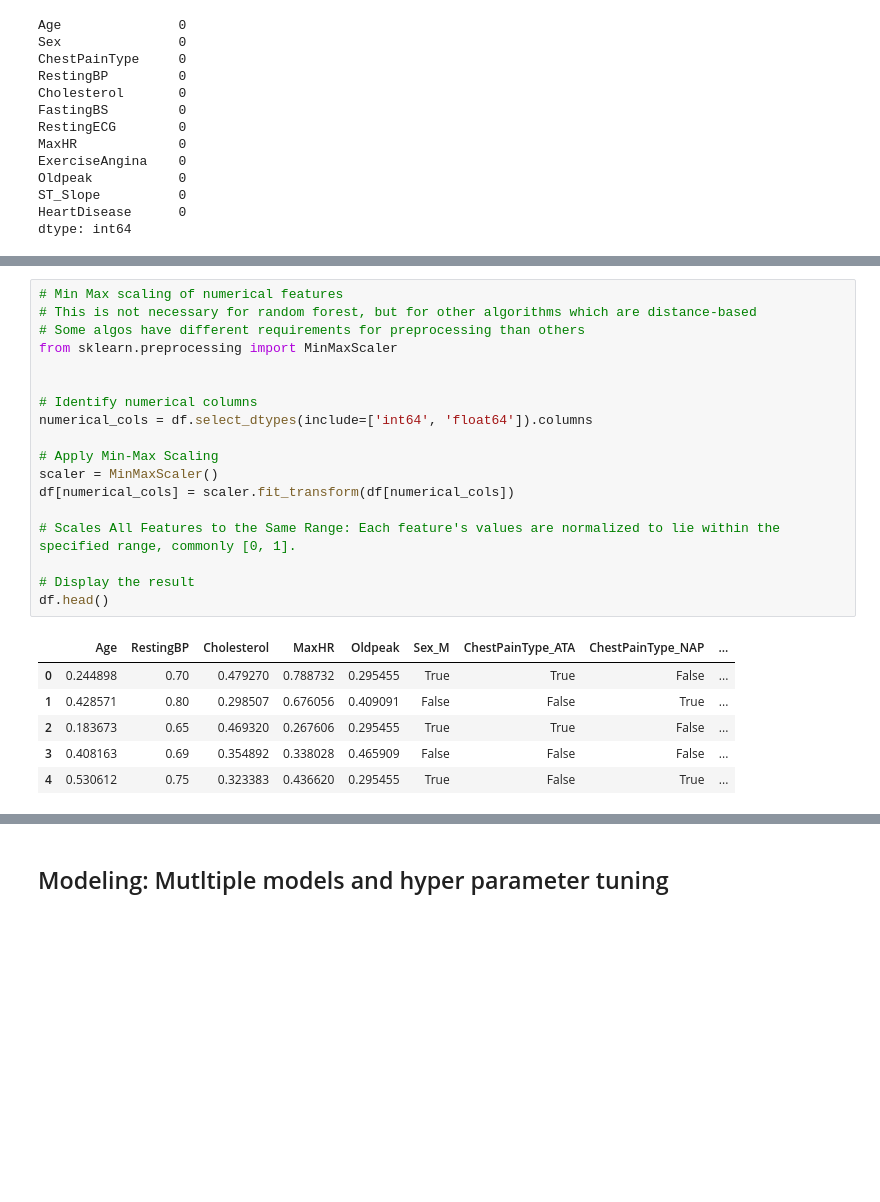
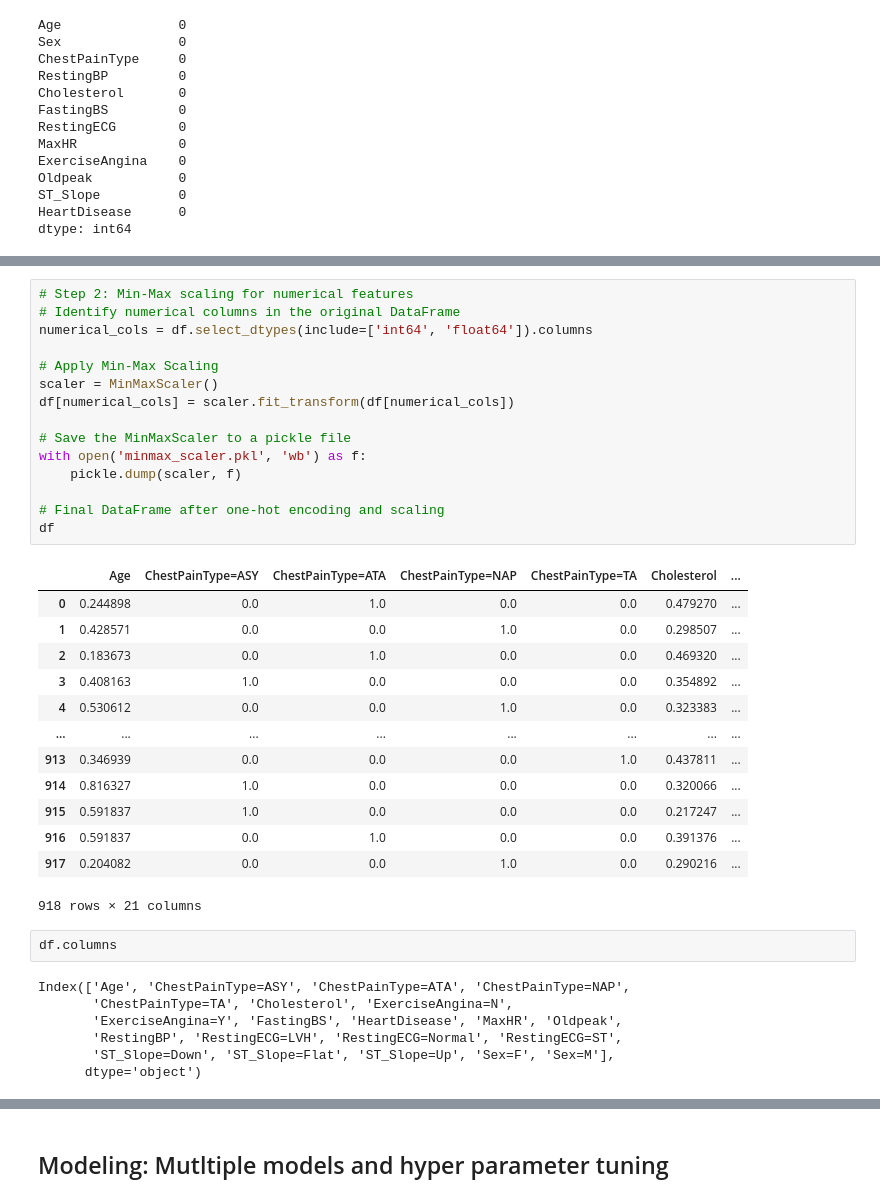
Before and after one commit to hugi-codes/Machine-Learning-Zoomcamp, a Jupyter notebook: mid-term-project/notebook.ipynb, the cells around one changed output, grey strips where cells are left out. Drawn from its saved outputs; the diff is of its cells as text; blank space fills up the shorter version.

```diff
--- a/mid-term-project/notebook.ipynb
+++ b/mid-term-project/notebook.ipynb
@@ -359,27 +391,40 @@ df = pd.get_dummies(df, columns=categorical_cols, drop_first=True)
+# %%
+# Step 2: Min-Max scaling for numerical features
+# Identify numerical columns in the original DataFrame
+numerical_cols = df.select_dtypes(include=['int64', 'float64']).columns
+
+# Apply Min-Max Scaling
+scaler = MinMaxScaler()
+df[numerical_cols] = scaler.fit_transform(df[numerical_cols])
+
+# Save the MinMaxScaler to a pickle file
+with open('minmax_scaler.pkl', 'wb') as f:
+    pickle.dump(scaler, f)
+
+# Final DataFrame after one-hot encoding and scaling
+df
+# %% [output]
+|  | Age | ChestPainType=ASY | ChestPainType=ATA | ChestPainType=NAP | ChestPainType=TA | Cholesterol | ... |
+| 0 | 0.244898 | 0.0 | 1.0 | 0.0 | 0.0 | 0.479270 | ... |
+| 1 | 0.428571 | 0.0 | 0.0 | 1.0 | 0.0 | 0.298507 | ... |
+| 2 | 0.183673 | 0.0 | 1.0 | 0.0 | 0.0 | 0.469320 | ... |
+| 3 | 0.408163 | 1.0 | 0.0 | 0.0 | 0.0 | 0.354892 | ... |
+| 4 | 0.530612 | 0.0 | 0.0 | 1.0 | 0.0 | 0.323383 | ... |
+| ... | ... | ... | ... | ... | ... | ... | ... |
+| 913 | 0.346939 | 0.0 | 0.0 | 0.0 | 1.0 | 0.437811 | ... |
+| 914 | 0.816327 | 1.0 | 0.0 | 0.0 | 0.0 | 0.320066 | ... |
+| 915 | 0.591837 | 1.0 | 0.0 | 0.0 | 0.0 | 0.217247 | ... |
+| 916 | 0.591837 | 0.0 | 1.0 | 0.0 | 0.0 | 0.391376 | ... |
+| 917 | 0.204082 | 0.0 | 0.0 | 1.0 | 0.0 | 0.290216 | ... |
+918 rows × 21 columns
 # %%
-# Min Max scaling of numerical features
-# This is not necessary for random forest, but for other algorithms which are distance-based
-# Some algos have different requirements for preprocessing than others
-from sklearn.preprocessing import MinMaxScaler
-
-
-# Identify numerical columns
-numerical_cols = df.select_dtypes(include=['int64', 'float64']).columns
-
-# Apply Min-Max Scaling
-scaler = MinMaxScaler()
-df[numerical_cols] = scaler.fit_transform(df[numerical_cols])
-
-# Scales All Features to the Same Range: Each feature's values are normalized to lie within the specified range, commonly [0, 1].
-
-# Display the result
-df.head()
+df.columns
 # %% [output]
-|  | Age | RestingBP | Cholesterol | MaxHR | Oldpeak | Sex_M | ChestPainType_ATA | ChestPainType_NAP | ... |
-| 0 | 0.244898 | 0.70 | 0.479270 | 0.788732 | 0.295455 | True | True | False | ... |
-| 1 | 0.428571 | 0.80 | 0.298507 | 0.676056 | 0.409091 | False | False | True | ... |
-| 2 | 0.183673 | 0.65 | 0.469320 | 0.267606 | 0.295455 | True | True | False | ... |
-| 3 | 0.408163 | 0.69 | 0.354892 | 0.338028 | 0.465909 | False | False | False | ... |
-| 4 | 0.530612 | 0.75 | 0.323383 | 0.436620 | 0.295455 | True | False | True | ... |
+Index(['Age', 'ChestPainType=ASY', 'ChestPainType=ATA', 'ChestPainType=NAP',
+       'ChestPainType=TA', 'Cholesterol', 'ExerciseAngina=N',
+       'ExerciseAngina=Y', 'FastingBS', 'HeartDisease', 'MaxHR', 'Oldpeak',
+       'RestingBP', 'RestingECG=LVH', 'RestingECG=Normal', 'RestingECG=ST',
+       'ST_Slope=Down', 'ST_Slope=Flat', 'ST_Slope=Up', 'Sex=F', 'Sex=M'],
+      dtype='object')
 # %%
 # Creating Feature Matrix X and target var series y
```
Also changed, not shown: parts of 6 cells of this notebook, 1 other file.
